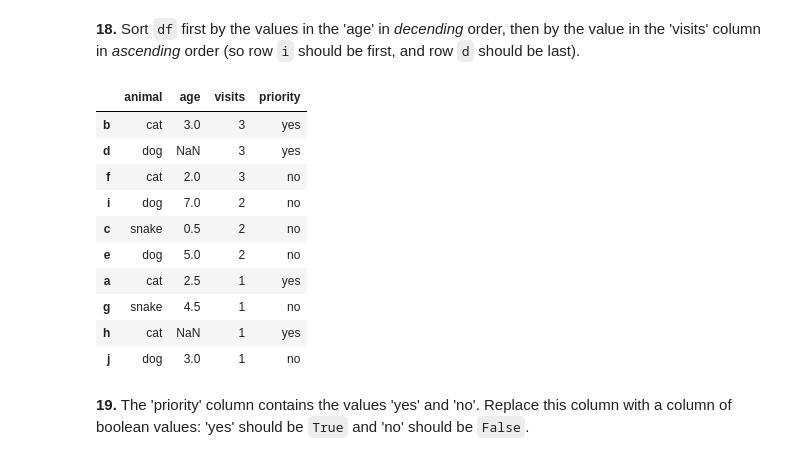
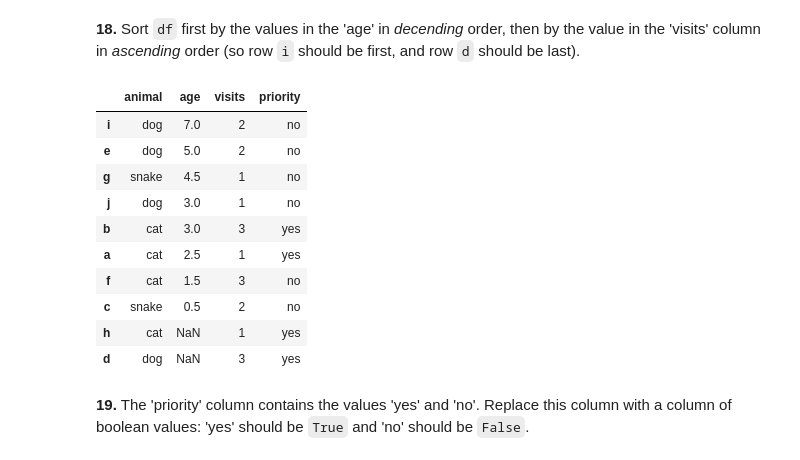
Before and after one commit to H-Nasser/H-Nasser, a Jupyter notebook: 100-pandas-puzzles.ipynb, the cells around one changed output. Drawn from its saved outputs; the diff is of its cells as text; code cells hidden in the pictures.

```diff
--- a/100-pandas-puzzles.ipynb
+++ b/100-pandas-puzzles.ipynb
@@ -123,2 +175,5 @@ df.head()
 # %% [markdown]
 **13.** Change the age in row 'f' to 1.5.
+# %%
+df.loc['f', 'age'] = 1.5
+df
@@ -129,2 +207,9 @@ df.head()
 # %% [markdown]
 **16.** Append a new row 'k' to `df` with your choice of values for each column. Then delete that row to return the original DataFrame.
+# %%
+new_row = ['Zebra', 7.0, 3, 'yes']
+df.loc['k'] = new_row
+df
+
+df.drop(index='k', inplace=True)
+df
@@ -133,19 +239,19 @@ df.head()
 # %% [markdown]
 **18.** Sort `df` first by the values in the 'age' in *decending* order, then by the value in the 'visits' column in *ascending* order (so row `i` should be first, and row `d` should be last).
 # %%
-sorted = df.sort_values(by=['visits'], ascending=[False])
+sorted = df.sort_values(by=['age','visits'], ascending=[False, True])
 sorted
 # %% [output]
 |  | animal | age | visits | priority |
+| i | dog | 7.0 | 2 | no |
+| e | dog | 5.0 | 2 | no |
+| g | snake | 4.5 | 1 | no |
+| j | dog | 3.0 | 1 | no |
 | b | cat | 3.0 | 3 | yes |
+| a | cat | 2.5 | 1 | yes |
+| f | cat | 1.5 | 3 | no |
+| c | snake | 0.5 | 2 | no |
+| h | cat | NaN | 1 | yes |
 | d | dog | NaN | 3 | yes |
-| f | cat | 2.0 | 3 | no |
-| i | dog | 7.0 | 2 | no |
-| c | snake | 0.5 | 2 | no |
-| e | dog | 5.0 | 2 | no |
-| a | cat | 2.5 | 1 | yes |
-| g | snake | 4.5 | 1 | no |
-| h | cat | NaN | 1 | yes |
-| j | dog | 3.0 | 1 | no |
 # %% [markdown]
 **19.** The 'priority' column contains the values 'yes' and 'no'. Replace this column with a column of boolean values: 'yes' should be `True` and 'no' should be `False`.
```
Also changed, not shown: parts of 17 cells of this notebook.
